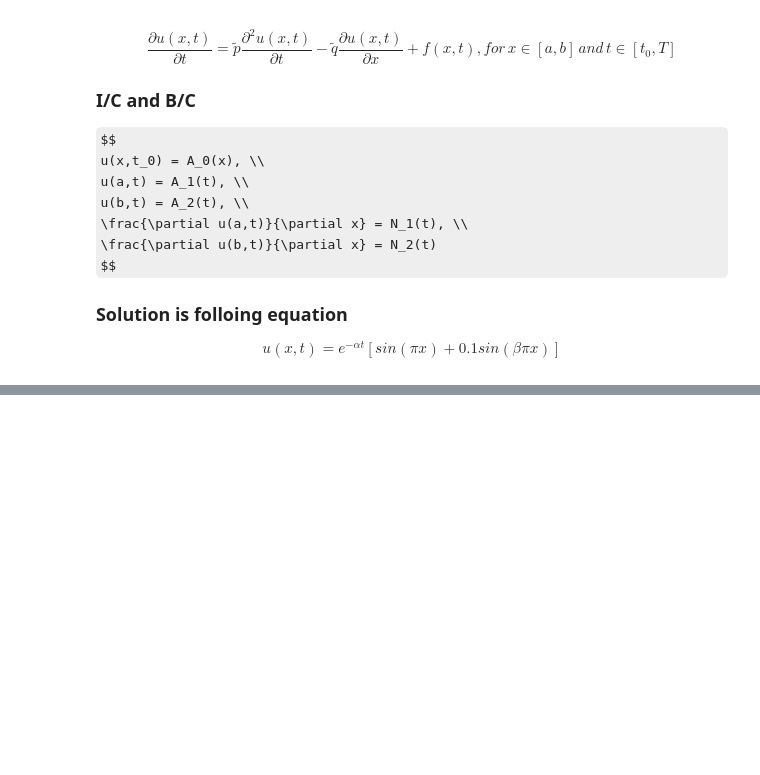
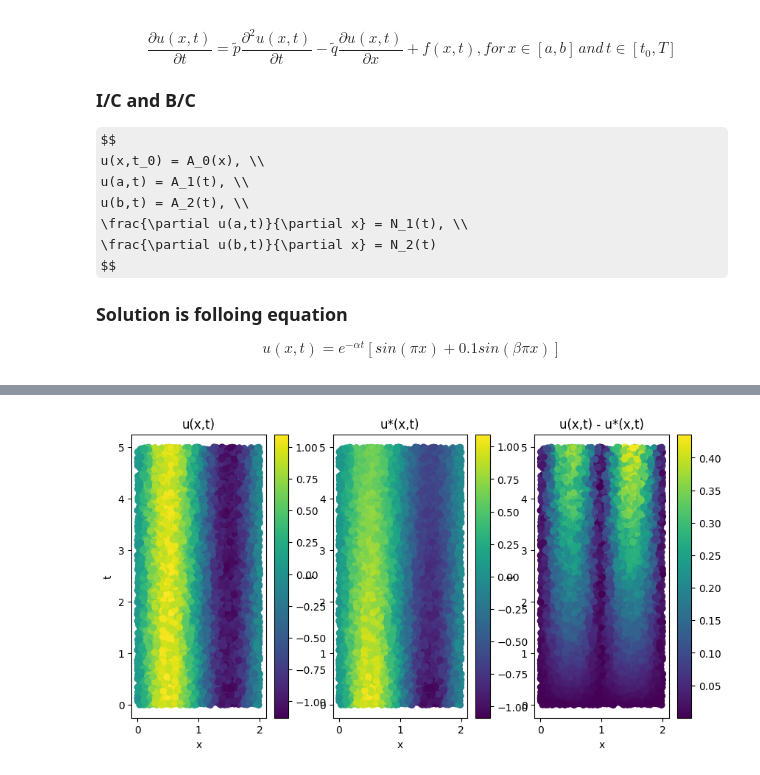
Before and after one commit to KatHaruto/PINNs_example, a Jupyter notebook: SFHCPINN.ipynb, the cells around one changed output, grey strips where cells are left out. Drawn from its saved outputs; the diff is of its cells as text; code cells hidden in the pictures; some formulas as TeX source; blank space fills up the shorter version.

```diff
--- a/SFHCPINN.ipynb
+++ b/SFHCPINN.ipynb
@@ -300,0 +317,2 @@ KeyboardInterrupt:
+# %%
+model.load_state_dict(torch.load("/content/drive/MyDrive/model.pth"))
@@ -311,3 +331,45 @@ KeyboardInterrupt:
 # plt.ylabel('t')
 # plt.title('D(x,t)')
 # plt.show()
+# %%
+import matplotlib.pyplot as plt
+
+with torch.no_grad():
+  xt = generate_collocation_data(10_000, boundary,partial(gen_sample, strategy='uniform'))
+
+  pred = model(xt.to(device)).detach().cpu()
+  u_pred = (G(xt) + D(xt) * pred).numpy()
+  u_true = U(xt).detach().cpu().numpy()
+  abs_diff = np.abs(u_true-u_pred)
+
+  fig = plt.figure(figsize=(10, 5))
+  ax1 = fig.add_subplot(1,3,1)
+  sc = ax1.scatter(xt[:,0],xt[:,1], c=u_pred)
+  ax1.set_xlabel('x')
+  ax1.set_ylabel('t')
+  ax1.set_title('u(x,t)')
+
+  plt.colorbar(sc, ax=ax1)
+  # plt.colorbar(
+
+  ax2 = fig.add_subplot(1,3,2)
+  sc = ax2.scatter(xt[:,0],xt[:,1], c=u_true)
+  # ax2.colorbar()
+  ax2.set_xlabel('x')
+  ax2.set_ylabel('t')
+  ax2.set_title('u*(x,t)')
+
+  plt.colorbar(sc, ax=ax2)
+
+  ax3 = fig.add_subplot(1,3,3)
+
+  sc = ax3.scatter(xt[:,0],xt[:,1], c=abs_diff)
+  # ax3.colorbar()
+  ax3.set_xlabel('x')
+  ax3.set_ylabel('t')
+  ax3.set_title('u(x,t) - u*(x,t)')
+
+  plt.colorbar(sc, ax=ax3)
+  plt.show()
+# %% [output]
+[figure, added]
```
Also changed, not shown: parts of 9 cells of this notebook.
